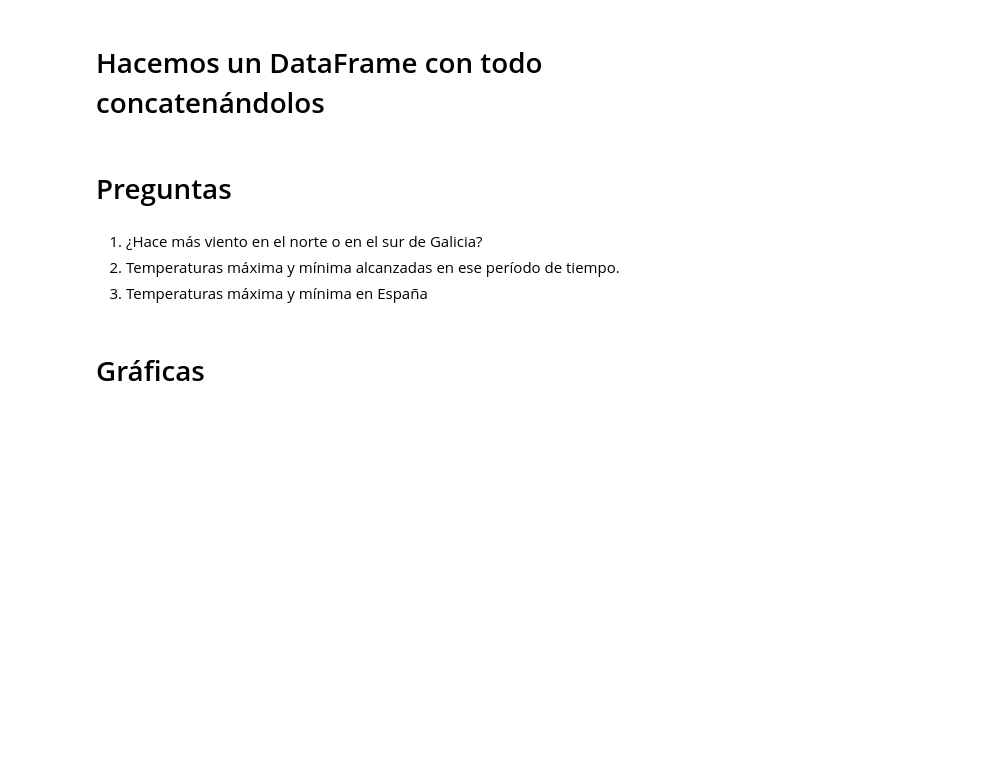
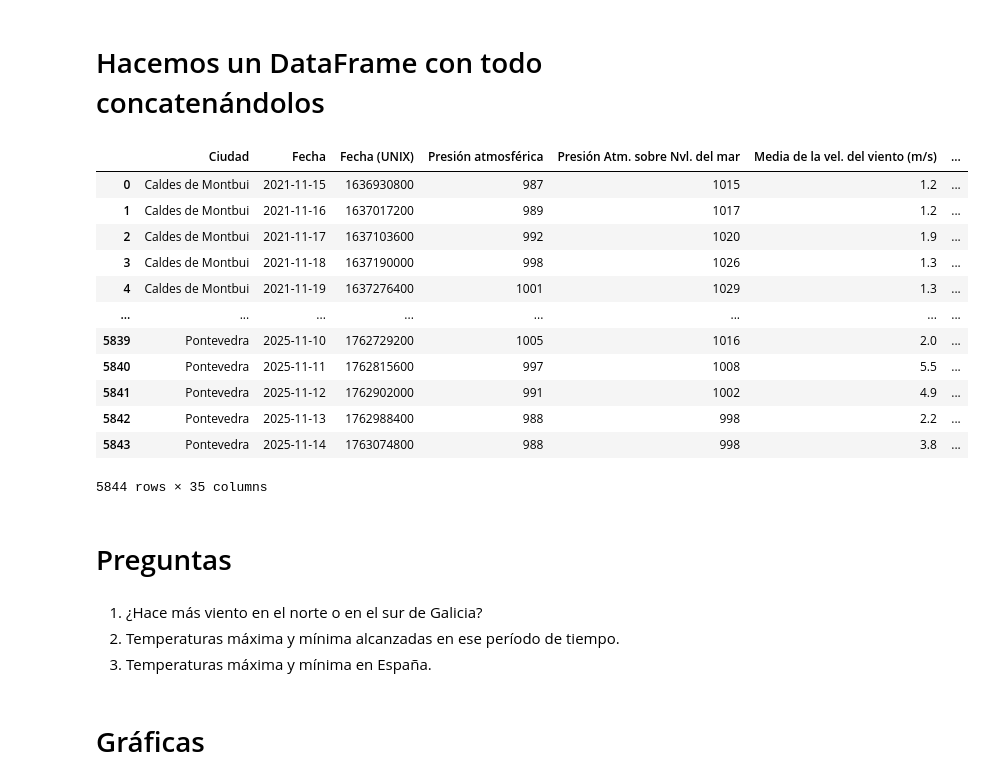
Before and after one commit to Belenm1995/Proyecto_Equipo_D, a Jupyter notebook: Proyecto_D/Análisis_datos.ipynb, the cells around one changed output. Cells and saved outputs as stored; diff of their text form; code cells hidden in the pictures; blank space fills up the shorter version.

```diff
--- a/Proyecto_D/Análisis_datos.ipynb
+++ b/Proyecto_D/Análisis_datos.ipynb
@@ -174,9 +149,28 @@ df = pd.concat([df_ponte, df_coruna, df_caldes, df_palmadr, df_guatire, df_sidne
+# %%
+df = pd.concat([df_caldes, df_coruna, df_palmadr, df_ponte],
+               axis = 0, ignore_index = True)
+
+df
+# %% [output]
+|  | Ciudad | Fecha | Fecha (UNIX) | Presión atmosférica | Presión Atm. sobre Nvl. del mar | Media de la vel. del viento (m/s) | ... |
+| 0 | Caldes de Montbui | 2021-11-15 | 1636930800 | 987 | 1015 | 1.2 | ... |
+| 1 | Caldes de Montbui | 2021-11-16 | 1637017200 | 989 | 1017 | 1.2 | ... |
+| 2 | Caldes de Montbui | 2021-11-17 | 1637103600 | 992 | 1020 | 1.9 | ... |
+| 3 | Caldes de Montbui | 2021-11-18 | 1637190000 | 998 | 1026 | 1.3 | ... |
+| 4 | Caldes de Montbui | 2021-11-19 | 1637276400 | 1001 | 1029 | 1.3 | ... |
+| ... | ... | ... | ... | ... | ... | ... | ... |
+| 5839 | Pontevedra | 2025-11-10 | 1762729200 | 1005 | 1016 | 2.0 | ... |
+| 5840 | Pontevedra | 2025-11-11 | 1762815600 | 997 | 1008 | 5.5 | ... |
+| 5841 | Pontevedra | 2025-11-12 | 1762902000 | 991 | 1002 | 4.9 | ... |
+| 5842 | Pontevedra | 2025-11-13 | 1762988400 | 988 | 998 | 2.2 | ... |
+| 5843 | Pontevedra | 2025-11-14 | 1763074800 | 988 | 998 | 3.8 | ... |
+5844 rows × 35 columns
 # %% [markdown]
 # Preguntas
 # %% [markdown]
 1. ¿Hace más viento en el norte o en el sur de Galicia?
 2. Temperaturas máxima y mínima alcanzadas en ese período de tiempo.
-3. Temperaturas máxima y mínima en España
+3. Temperaturas máxima y mínima en España.
 # %% [markdown]
 # Gráficas
 # %% [markdown]
```
Also changed, not shown: parts of 21 cells of this notebook.
